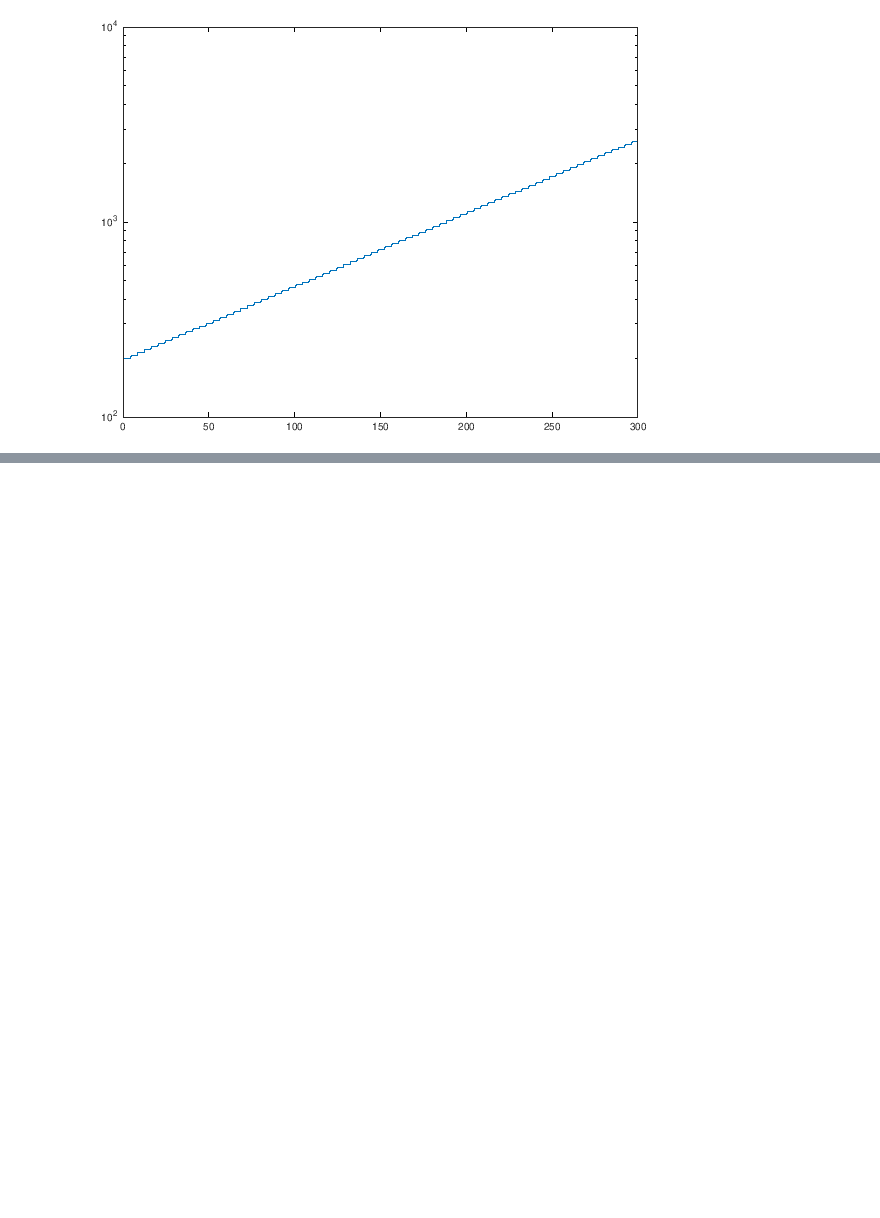
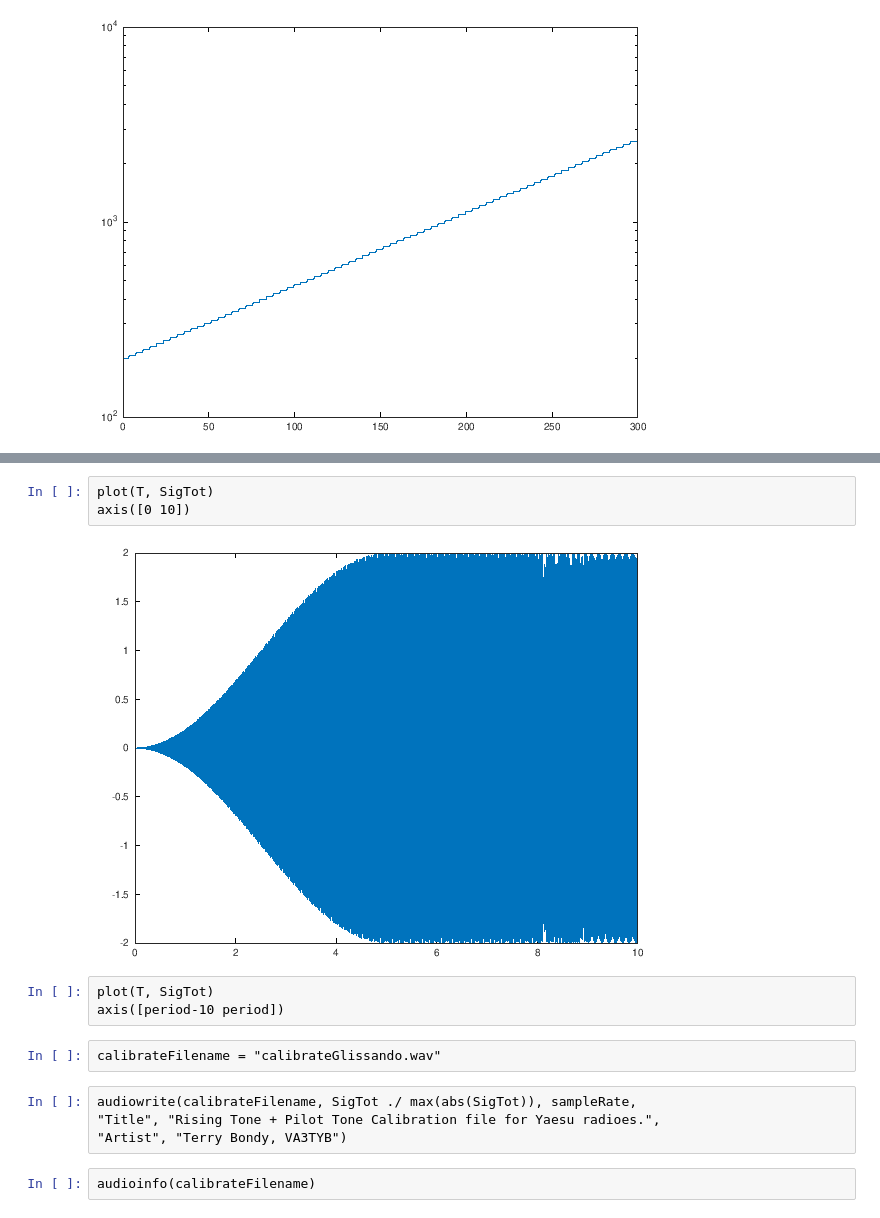
Before and after one commit to tbondy760/sat-chirp, a Jupyter notebook: Glissando.ipynb, the cells around one changed output, grey strips where cells are left out. Saved outputs shown, nothing was run; the diff lists cells and outputs as text; blank space fills up the shorter version.

```diff
--- a/Glissando.ipynb
+++ b/Glissando.ipynb
@@ -123,0 +172,16 @@ semilogy(T, Freq)
+# %%
+plot(T, SigTot)
+axis([0 10])
+# %% [output]
+[figure, added]
+# %%
+plot(T, SigTot)
+axis([period-10 period])
+# %%
+calibrateFilename = "calibrateGlissando.wav"
+# %%
+audiowrite(calibrateFilename, SigTot ./ max(abs(SigTot)), sampleRate,
+"Title", "Rising Tone + Pilot Tone Calibration file for Yaesu radioes.",
+"Artist", "Terry Bondy, VA3TYB")
+# %%
+audioinfo(calibrateFilename)
```
Also changed, not shown: parts of 12 cells of this notebook, 1 other file.
